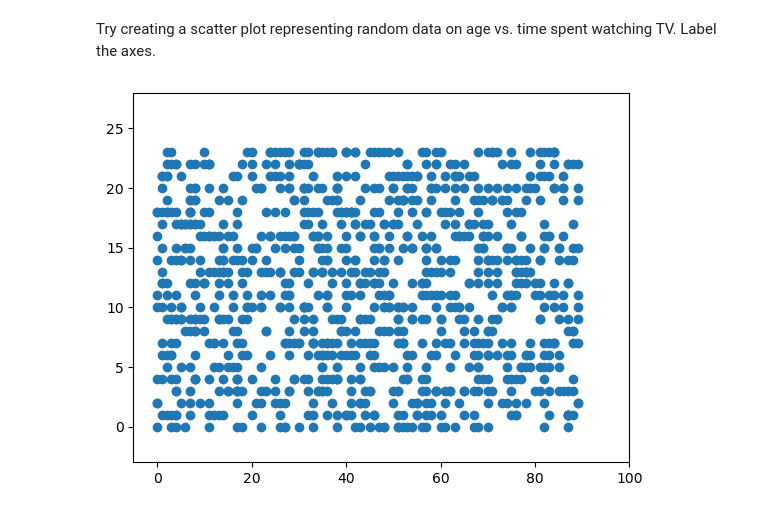
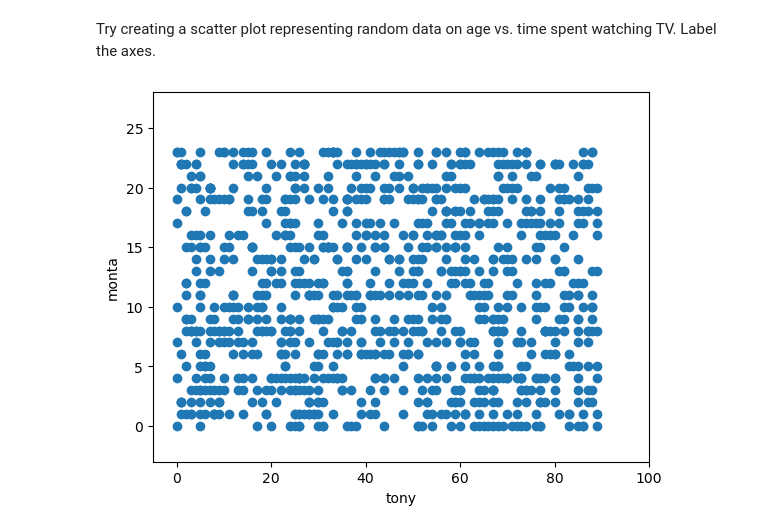
Before and after one commit to Vozikis/machine-learning, a Jupyter notebook: MLCourse/MatPlotLib.ipynb, the cells around one changed output. Cells and saved outputs as stored; diff of their text form; code cells hidden in the pictures.

Commit message:
age vs time spent scatter finalized

```diff
--- a/MLCourse/MatPlotLib.ipynb
+++ b/MLCourse/MatPlotLib.ipynb
@@ -187,14 +187,17 @@ Try creating a scatter plot representing random data on age vs. time spent watch
 # %%
 import matplotlib.pyplot as plt
 from pylab import randn
 import numpy as np
 
 axes = plt.axes()
 axes.set_xlim([-5, 100])
 axes.set_ylim([-3, 28])
+axes.xticks
+plt.xlabel('tony')
+plt.ylabel('monta')
 age = np.random.randint(90,size=1000)
 timeSpent = np.random.randint(24,size=1000)
 plt.scatter(age,timeSpent)
 plt.show()
 # %% [output]
-[figure, old version]
+[figure, new version]
```
